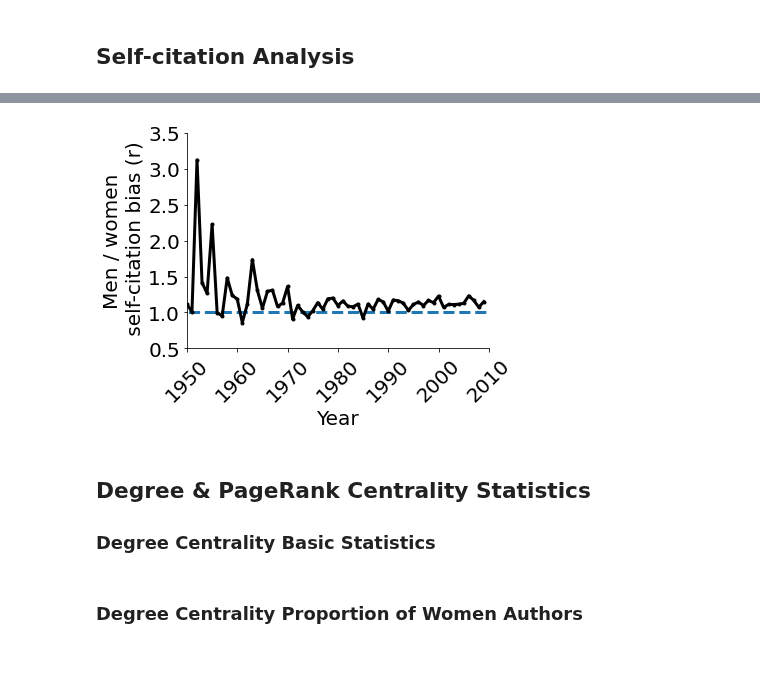
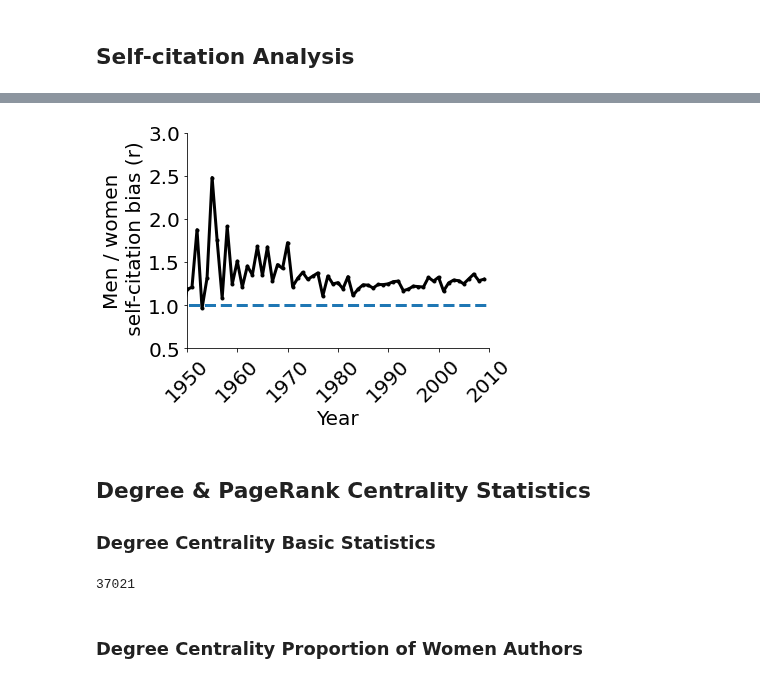
Before and after one commit to therobinkay/firstmover, a Jupyter notebook: main.ipynb, the cells around one changed output, grey strips where cells are left out. Saved outputs shown, nothing was run; the diff lists cells and outputs as text; code cells hidden in the pictures.

```diff
--- a/main.ipynb
+++ b/main.ipynb
@@ -29,9 +29,10 @@ warnings.filterwarnings("ignore")
 # import necessary data
 
 result = pd.read_csv("/Users/robinkong/codes/result.csv")
-# paperdata = pd.read_csv("/Users/robinkong/codes/paperdata.csv")
+paperdata = pd.read_csv("/Users/robinkong/codes/paperdata.csv")
 # cb = pd.read_csv("/Users/robinkong/codes/citationBara.csv")
 # primdata = pd.read_csv("/Users/robinkong/codes/primdata.csv")
+lastdata = pd.read_csv("/Users/robinkong/codes/lastdata.csv")
 # pair = pd.read_csv("/Users/robinkong/codes/pairs.csv", chunksize = 1000000)
 # mfpairs = pd.read_csv("/Users/robinkong/codes/mfpairs.csv")
 # sim_mf = pd.read_csv("/Users/robinkong/codes/mfpairs_similarity.csv")
@@ -580,7 +585,8 @@ fig.savefig(f"/Users/robinkong/codes/Fig_1B.pdf")
 # %%
 # DataFrame: {citing_doi, citing_year, cited_doi}
 
-citinfo = primdata[["doi", "year"]].drop_duplicates(subset = 'doi')
+# citinfo = primdata[["doi", "year"]].drop_duplicates(subset = 'doi')
+citinfo = lastdata[["doi", "year"]].drop_duplicates(subset = 'doi')
 cols = ['citing_doi', 'citing_year', 'cited_doi']
 
 citinfo = citinfo.merge(cb, left_on = 'doi', right_on = 'citing_doi',
@@ -785,0 +772,25 @@ selfinfo.head()
+# %%
+# creating all citation dataset with gender information
+
+self1 = citinfo.copy()
+# self2 = primdata[['doi','id','gender']]
+self2 = paperdata[['doi','id','gender']]
+
+# selfinfo = self1.merge(self2, left_on='citing_doi', right_on='doi').drop(
+#     ['citing_doi', 'doi'], axis=1).drop_duplicates().reset_index(drop=True)
+# selfinfo.columns = ['citing_year', 'cited_doi', 'citing_id', 'citing_gender']
+
+selfinfo = self1.merge(self2, left_on='citing_doi', right_on='doi').drop(
+    ['doi'], axis=1).drop_duplicates().reset_index(drop=True)
+selfinfo.columns = ['citing_doi', 'citing_year', 'cited_doi', 'citing_id', 'citing_gender']
+
+# selfinfo = selfinfo.merge(self2, left_on='cited_doi', right_on='doi').drop(
+#     ['cited_doi', 'doi', 'gender'], axis=1).drop_duplicates().reset_index(drop=True)
+# selfinfo.columns = ['citing_year', 'citing_id', 'citing_gender', 'cited_id']
+
+selfinfo = selfinfo.merge(self2, left_on='cited_doi', right_on='doi').drop(
+    ['doi', 'gender'], axis=1).drop_duplicates().reset_index(drop=True)
+selfinfo.columns = ['citing_doi', 'citing_year', 'cited_doi', 'citing_id', 'citing_gender', 'cited_id']
+
+print(len(selfinfo))
+selfinfo.head()
@@ -819,33 +877,33 @@ w_sc[np.isnan(w_sc)] = 0
 # %%
 # calculate r-value
 r1 = ((m_sc/selfcit)/(w_sc/selfcit))
 r2 = ((wpop/pop)/(mpop/pop))
 r = r1*r2
 
 # create r-value plot
 fig, ax = plt.subplots(figsize=(6,4.5))
 right_side = ax.spines["right"]
 top_side = ax.spines["top"]
 right_side.set_visible(False)
 top_side.set_visible(False)
 
 r.plot(style='.-', color='black', lw=3)
 
 plt.xlabel('Year', fontsize=20)
 plt.xlim(xmin=1950)
 # plt.xlim(xmin=1960)
 plt.xlim(xmax=2010)
 plt.ylabel('Men / women\n self-citation bias (r)', fontsize=20)
-plt.ylim(ymin=0.5,ymax=3.5)
-# plt.ylim(ymin=0.5,ymax=2.5)
+# plt.ylim(ymin=0.5,ymax=3.5)
+plt.ylim(ymin=0.5,ymax=3)
 plt.hlines(1,xmin=1903,xmax=2010,linestyles='dashed', lw=3)
 
 plt.xticks(fontsize=20, rotation=45)
 plt.yticks(fontsize=20)
 plt.tight_layout()
 fig.savefig(f"/Users/robinkong/codes/Fig_1D.pdf")
 # %% [output]
-[figure, old version]
+[figure, new version]
 # %% [markdown]
 ## Degree & PageRank Centrality Statistics
 
@@ -856,3 +911,8 @@ vc = vc[vc.to_numpy() > 0].to_frame()
+# %%
+print(len(vc[vc['centrality'] >= vc.centrality[len(vc)//10]]))
+print(len(vc[(vc['centrality'] >= vc.centrality[len(vc)//10]) & (vc[''])]))
+# %% [output]
+37021
 # %% [markdown]
 ### Degree Centrality Proportion of Women Authors
 # %%
```
Also changed, not shown: parts of 14 cells of this notebook.
